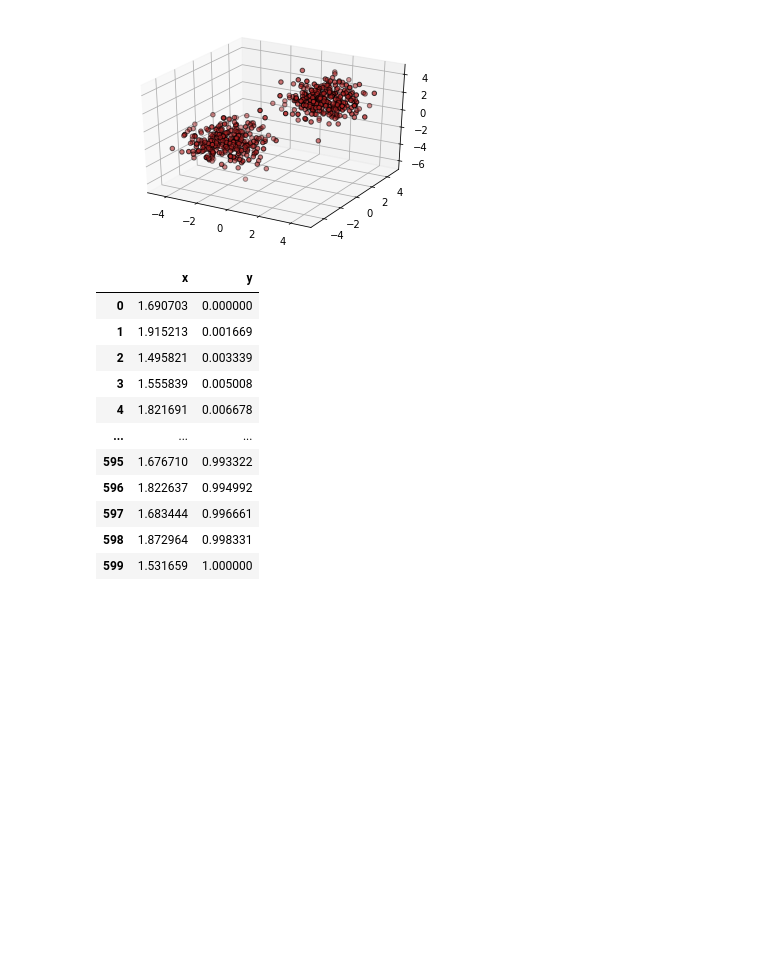
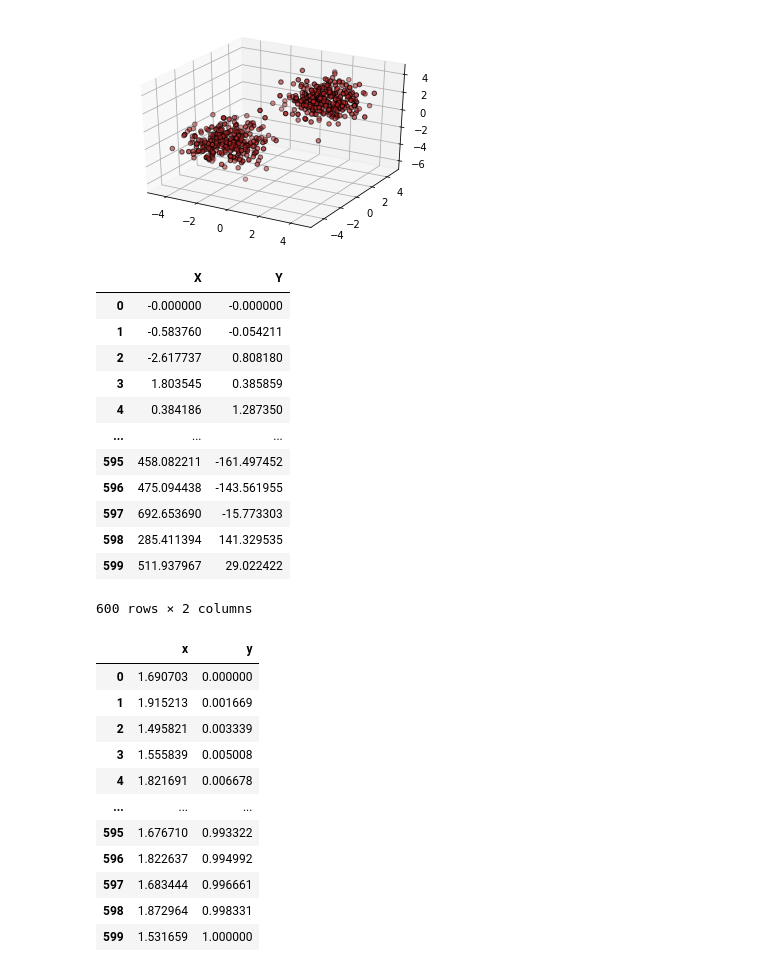
Before and after one commit to Radhe-0/Practicas, a Jupyter notebook: Practicas_Numpy.ipynb, the cells around one changed output. Drawn from its saved outputs; the diff is of its cells as text; code cells hidden in the pictures; blank space fills up the shorter version.

```diff
--- a/Practicas_Numpy.ipynb
+++ b/Practicas_Numpy.ipynb
@@ -298,6 +298,58 @@ ax.scatter(X,Y,Z,c='firebrick',edgecolors='black')
 plt.show()
 # %% [output]
 [figure]
+# %%
+# Más datos para support vector machine
+def DatosSVM2(num=10):
+
+    X = np.linspace(0,100,num)
+    Y = np.linspace(0,100,num)
+
+    Xmod = X * np.random.randn(num)
+    Ymod = Y * np.random.randn(num)
+
+    Xmod2 = X * np.random.randn(num) + 500
+    Ymod2 = Y * np.random.randn(num) + 500
+
+    Xmod3 = X * np.random.randn(num)
+    Ymod3 = Y * np.random.randn(num) + 500
+
+    Xmod4 = X * np.random.randn(num) + 500
+    Ymod4 = Y * np.random.randn(num)
+
+    lista = []
+
+    for i in zip(Xmod, Ymod):
+        lista.append(i)
+
+    for i in zip(Xmod2, Ymod2):
+        lista.append(i)
+
+    for i in zip(Xmod3, Ymod3):
+        lista.append(i)
+
+    for i in zip(Xmod4, Ymod4):
+        lista.append(i)
+
+    return lista
+
+datos = DatosSVM2(150)
+df = pd.DataFrame(datos, columns=['X','Y'])
+df
+# %% [output]
+|  | X | Y |
+| 0 | -0.000000 | -0.000000 |
+| 1 | -0.583760 | -0.054211 |
+| 2 | -2.617737 | 0.808180 |
+| 3 | 1.803545 | 0.385859 |
+| 4 | 0.384186 | 1.287350 |
+| ... | ... | ... |
+| 595 | 458.082211 | -161.497452 |
+| 596 | 475.094438 | -143.561955 |
+| 597 | 692.653690 | -15.773303 |
+| 598 | 285.411394 | 141.329535 |
+| 599 | 511.937967 | 29.022422 |
+600 rows × 2 columns
 # %%
 # Este es bastante específico, es para generar datos de alturas de personas, en una distribución normal
 
```
